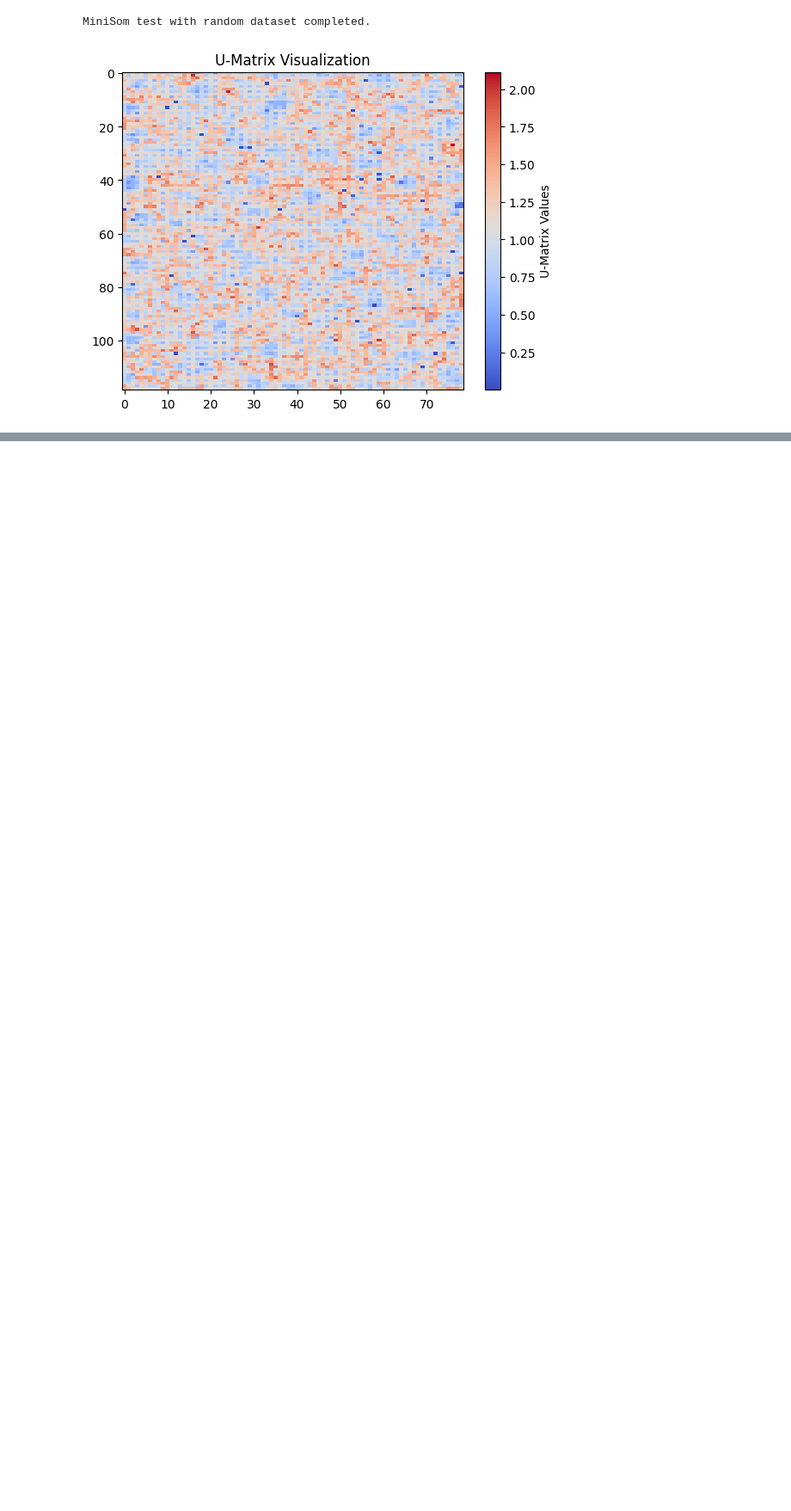
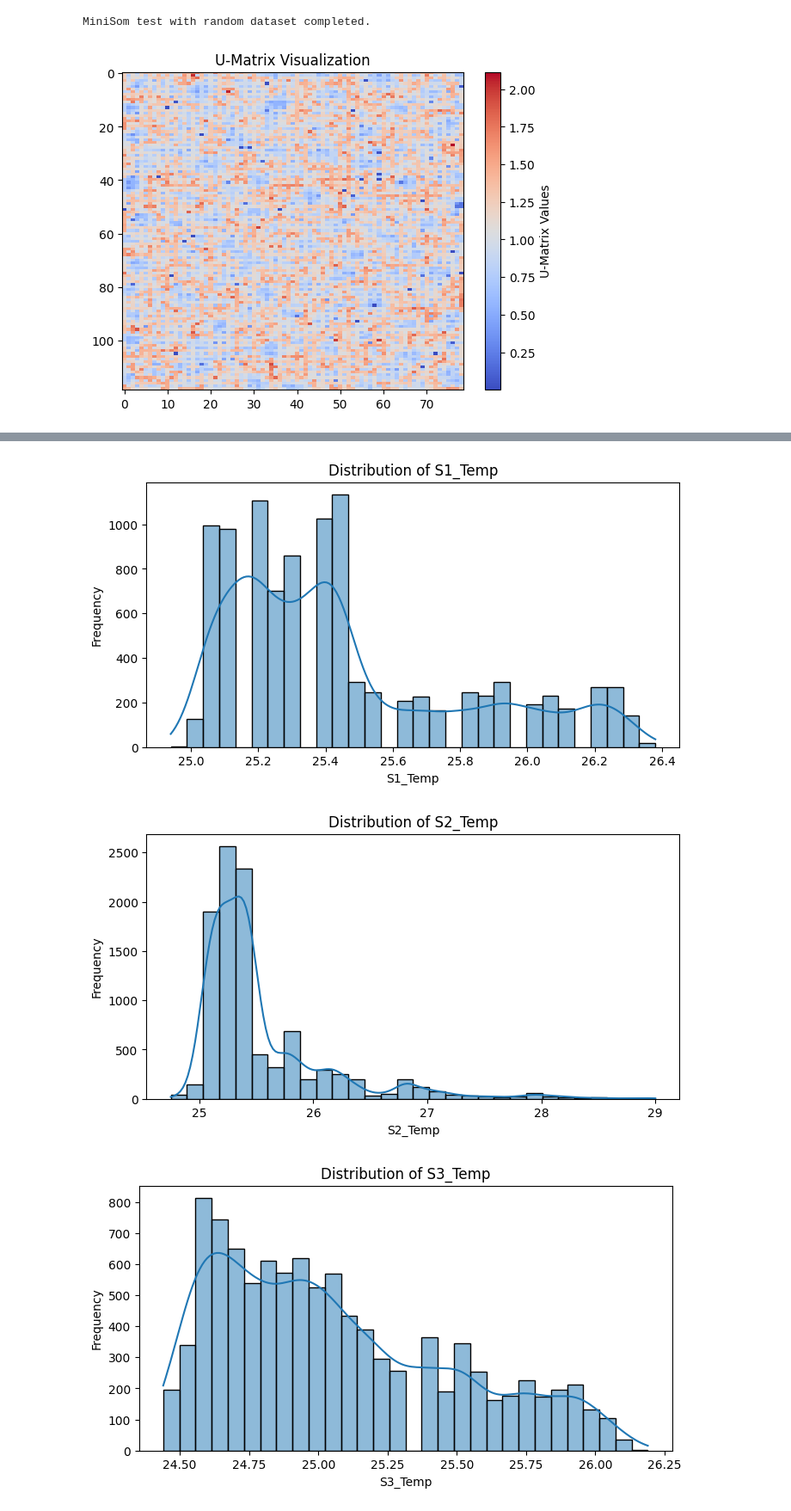
Before and after one commit to landgrafb98/SOM_22_Coding_Topic_G_Demo_DataCombo-3, a Jupyter notebook: Room_Occupancy_60_40.ipynb, the cells around one changed output, grey strips where cells are left out. Shown at 86% size. Saved outputs shown, nothing was run; the diff lists cells and outputs as text; code cells hidden in the pictures; blank space fills up the shorter version.

Commit message:
Data Exploration

```diff
--- a/Room_Occupancy_60_40.ipynb
+++ b/Room_Occupancy_60_40.ipynb
@@ -62,0 +68,17 @@ plt.show()
+# %%
+# Load the dataset
+data = pd.read_csv("datasets/Occupancy_Estimation.csv")
+
+# Inspect the dataset
+print(data.info())  # Display columns and types
+print(data.head())  # Display first few rows
+
+# Identify target, time and features
+target = data["Room_Occupancy_Count"]
+time = data[["Date", "Time"]]
+features = data.drop(columns=["Room_Occupancy_Count", "Date", "Time"])
+
+# Normalize the features
+scaler = StandardScaler()
+features_scaled = scaler.fit_transform(features)
+features_scaled = pd.DataFrame(features_scaled, columns=features.columns)
@@ -62,0 +147,13 @@ plt.show()
+# %%
+# Visualize distributions of each feature
+for column in features.columns:
+    plt.figure(figsize=(8, 4))
+    sns.histplot(features[column], kde=True, bins=30)
+    plt.title(f"Distribution of {column}")
+    plt.xlabel(column)
+    plt.ylabel("Frequency")
+    plt.show()
+# %% [output]
+[figure, added]
+[figure, added]
+[figure, added]
```
Also changed, not shown: parts of 11 cells of this notebook.
